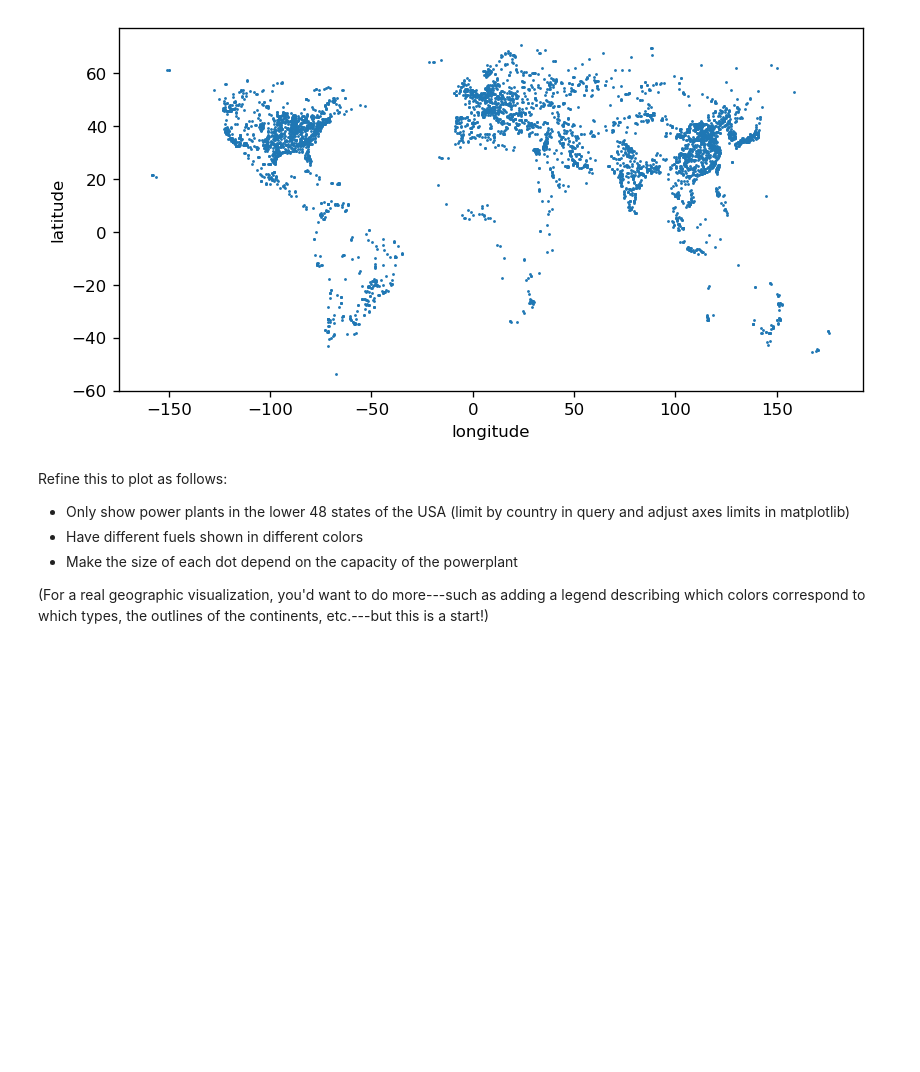
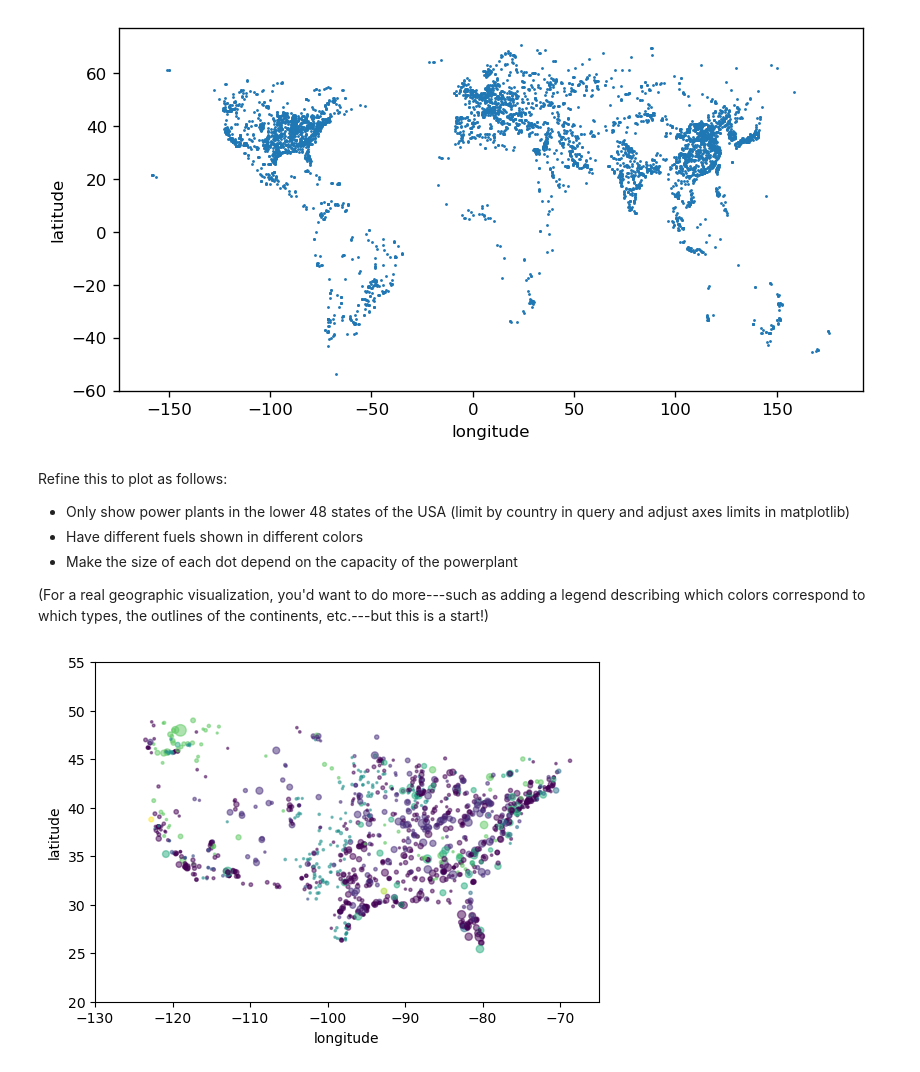
Before and after one commit to emilydumas/mcs275spring2023, a Jupyter notebook: worksheets/worksheet12soln.ipynb, the cells around one changed output. Cells and saved outputs as stored; diff of their text form; code cells hidden in the pictures; blank space fills up the shorter version.

```diff
--- a/worksheets/worksheet12soln.ipynb
+++ b/worksheets/worksheet12soln.ipynb
@@ -530,3 +546,51 @@ Refine this to plot as follows:
 * Make the size of each dot depend on the capacity of the powerplant
 
 (For a real geographic visualization, you'd want to do more---such as adding a legend describing which colors correspond to which types, the outlines of the continents, etc.---but this is a start!)
+# %%
+import matplotlib.pyplot as plt
+import numpy as np
+import sqlite3
+
+con = sqlite3.connect("powerplants.sqlite")
+
+res = con.execute("""
+SELECT DISTINCT primary_fuel FROM powerplants
+WHERE capacity_mw > 200
+AND country = "United States of America";
+""")
+fuels = [x[0] for x in res.fetchall()]
+
+res = con.execute("""
+SELECT latitude,longitude,primary_fuel,capacity_mw
+FROM powerplants
+WHERE capacity_mw > 200
+AND country = "United States of America";
+""")
+
+longitudes = []
+latitudes = []
+kinds = []
+sizes = []
+for row in res:
+    latitudes.append(row[0])
+    longitudes.append(row[1])
+    kinds.append(fuels.index(row[2]))
+    sizes.append(row[3])
+
+# Optional: Convert to arrays, which would make it easier
+# to do arithmetic or transformations on them.
+longitudes = np.array(longitudes)
+latitudes = np.array(latitudes)
+kinds = np.array(kinds)
+sizes = np.array(sizes)
+
+# Make the plot
+plt.figure(figsize=(6.5,4.5),dpi=100)
+plt.scatter(longitudes,latitudes,s=0.01*sizes,c=kinds,alpha=0.5)
+plt.xlabel("longitude")
+plt.ylabel("latitude")
+plt.xlim(-130,-65)
+plt.ylim(20,55)
+plt.show()
+# %% [output]
+[figure, added]
```
Also changed, not shown: parts of 5 cells of this notebook.
